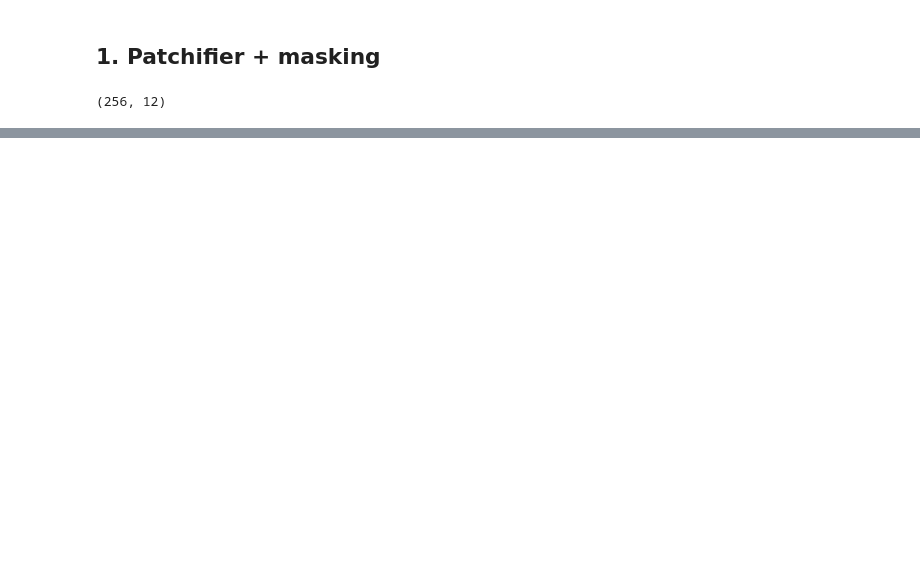
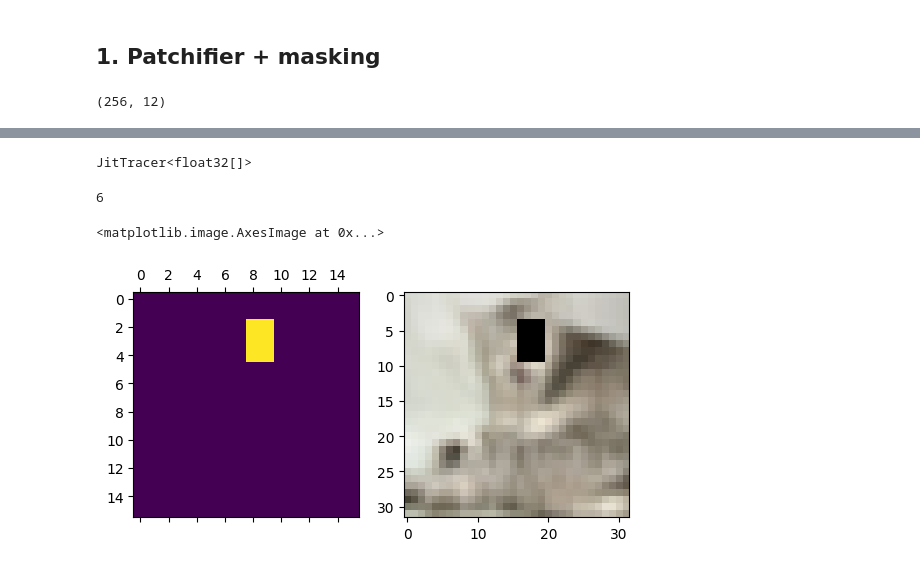
Before and after one commit to sugolov/jepax, a Jupyter notebook: notebooks/components/data_patch.ipynb, the cells around one changed output, grey strips where cells are left out. Saved outputs shown, nothing was run; the diff lists cells and outputs as text; code cells hidden in the pictures; blank space fills up the shorter version.

```diff
--- a/notebooks/components/data_patch.ipynb
+++ b/notebooks/components/data_patch.ipynb
@@ -117 +141,23 @@ ax[1].imshow(visualize_mask(x[0], mask_pred))
+# %%
+masker = IJEPAMasker(32, 32, 2)
+
+@partial(jax.jit, static_argnums=(1,))
+def create_mask(key, M):
+    return masker(key, M)
+
+mask_ctx, mask_pred = create_mask(jax.random.PRNGKey(0), 4)
+# %% [output]
+JitTracer<float32[]>
+# %%
+len(mask_pred)
+# %% [output]
+6
+# %%
+fig, ax = plt.subplots(1,2)
+mask_plt = mask_pred[2]
+ax[0].matshow(mask_plt)
+ax[1].imshow(visualize_mask(x[0], mask_plt))
+# %% [output]
+<matplotlib.image.AxesImage at 0x...>
+[figure, added]
 # %%
```
Also changed, not shown: parts of 6 cells of this notebook.
